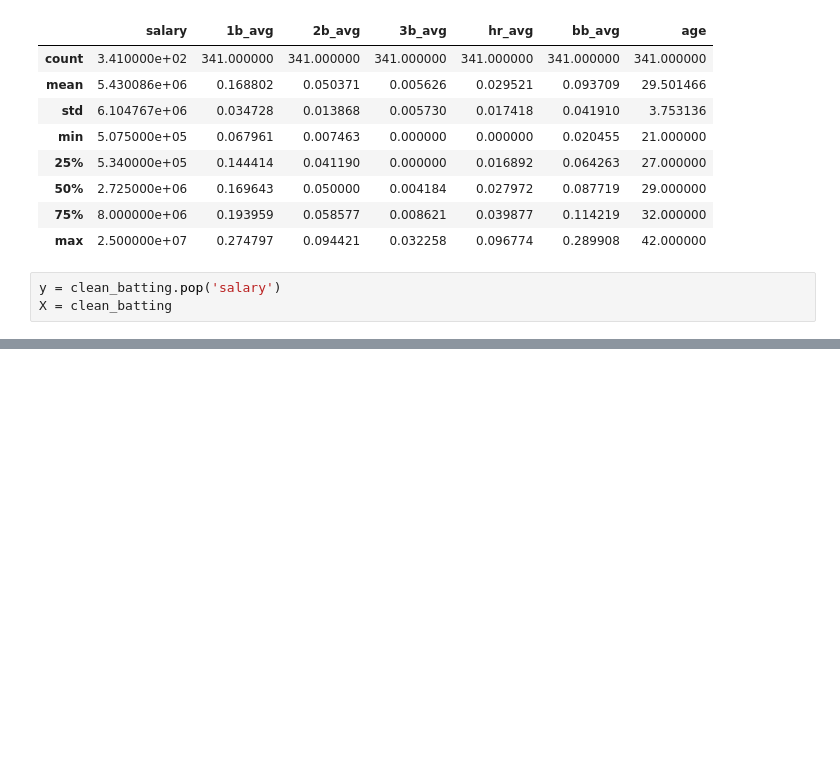
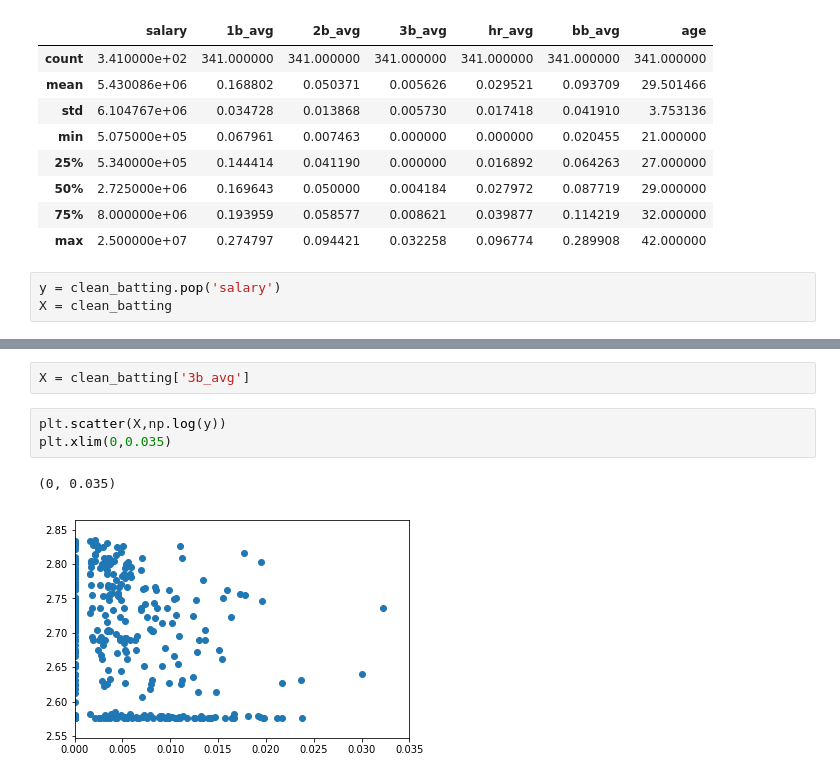
Before and after one commit to jnelson16/springboard-capstone, a Jupyter notebook: regressions.ipynb, the cells around one changed output, grey strips where cells are left out. Saved outputs shown, nothing was run; the diff lists cells and outputs as text; blank space fills up the shorter version.

```diff
--- a/regressions.ipynb
+++ b/regressions.ipynb
@@ -188,3 +188,11 @@ Warnings:
 [1] Standard Errors assume that the covariance matrix of the errors is correctly specified.
 [2] The condition number is large, 5.43e+03. This might indicate that there are
 strong multicollinearity or other numerical problems.
+# %%
+X = clean_batting['3b_avg']
+# %%
+plt.scatter(X,np.log(y))
+plt.xlim(0,0.035)
+# %% [output]
+(0, 0.035)
+[figure, added]
```
Also changed, not shown: parts of 4 cells of this notebook, 1 other file.
